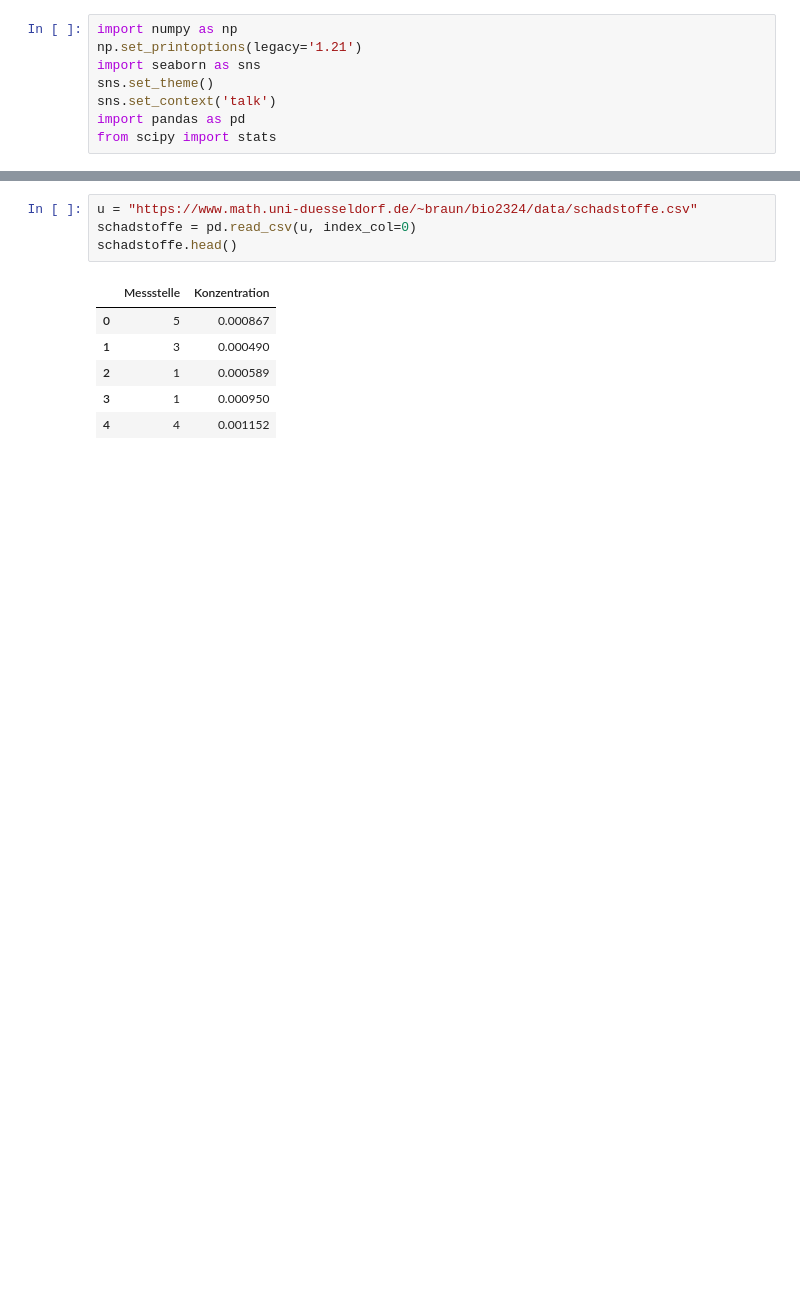
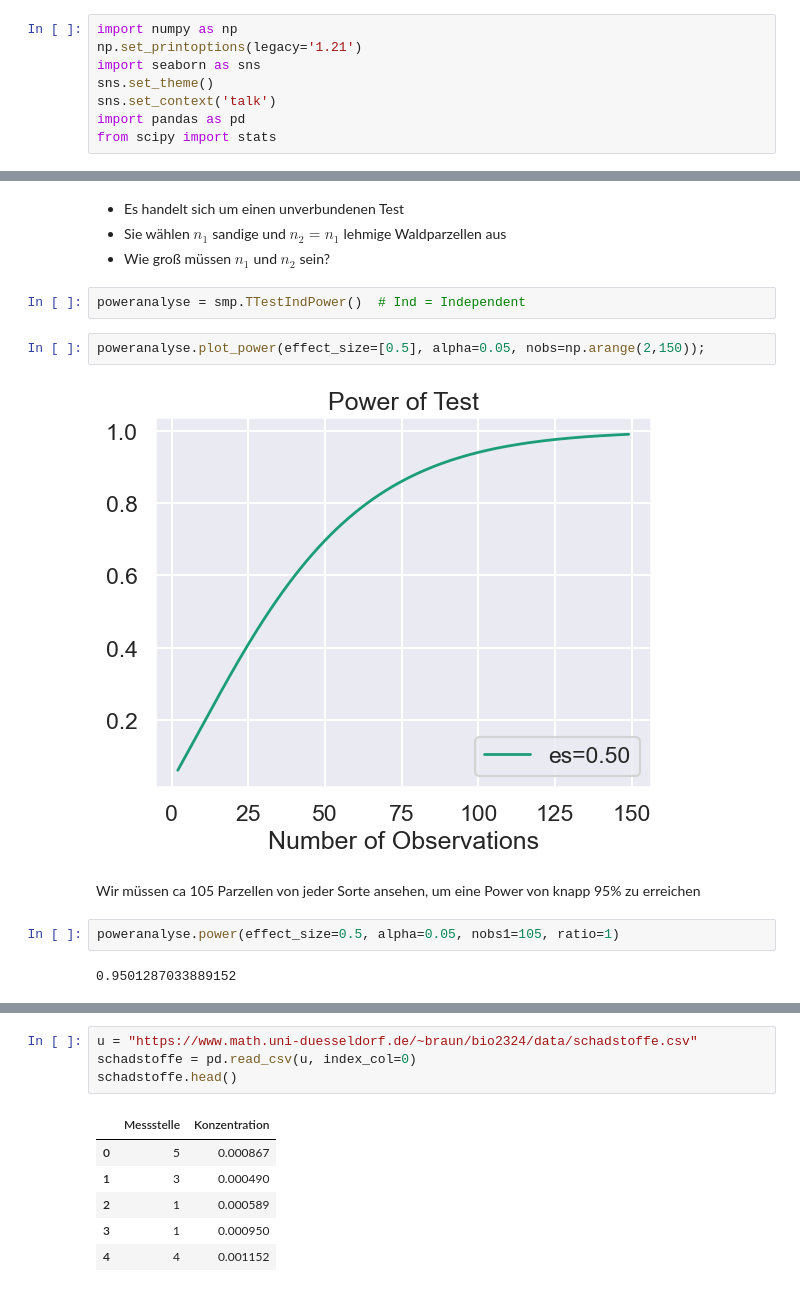
Before and after one commit to Ruediger-Braun/mfb2526, a Jupyter notebook: lektion19.ipynb, the cells around one changed output, grey strips where cells are left out. Saved outputs shown, nothing was run; the diff lists cells and outputs as text; blank space fills up the shorter version.

```diff
--- a/lektion19.ipynb
+++ b/lektion19.ipynb
@@ -247,0 +277,16 @@ In der letzten Stunde hatten wir den *p*-Wert mit `scipy.stats` bestimmt.  Jetzt
+# %% [markdown]
+* Es handelt sich um einen unverbundenen Test
+* Sie wählen $n_1$ sandige und $n_2=n_1$ lehmige Waldparzellen aus
+* Wie groß müssen $n_1$ und $n_2$ sein?
+# %%
+poweranalyse = smp.TTestIndPower()  # Ind = Independent
+# %%
+poweranalyse.plot_power(effect_size=[0.5], alpha=0.05, nobs=np.arange(2,150));
+# %% [output]
+[figure, added]
+# %% [markdown]
+Wir müssen ca 105 Parzellen von jeder Sorte ansehen, um eine Power von knapp 95% zu erreichen
+# %%
+poweranalyse.power(effect_size=0.5, alpha=0.05, nobs1=105, ratio=1)
+# %% [output]
+0.9501287033889152
```
Also changed, not shown: parts of 150 cells of this notebook.
